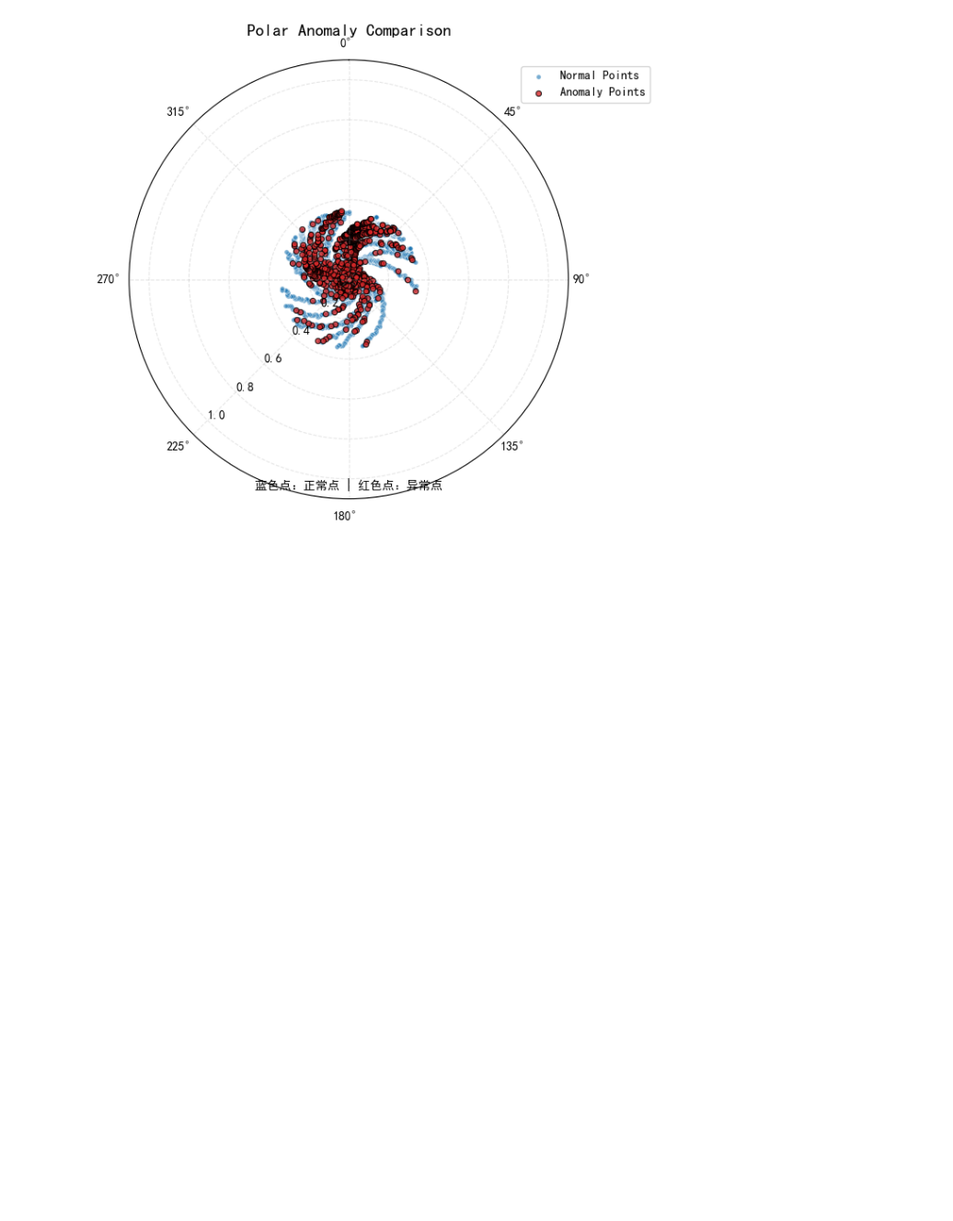
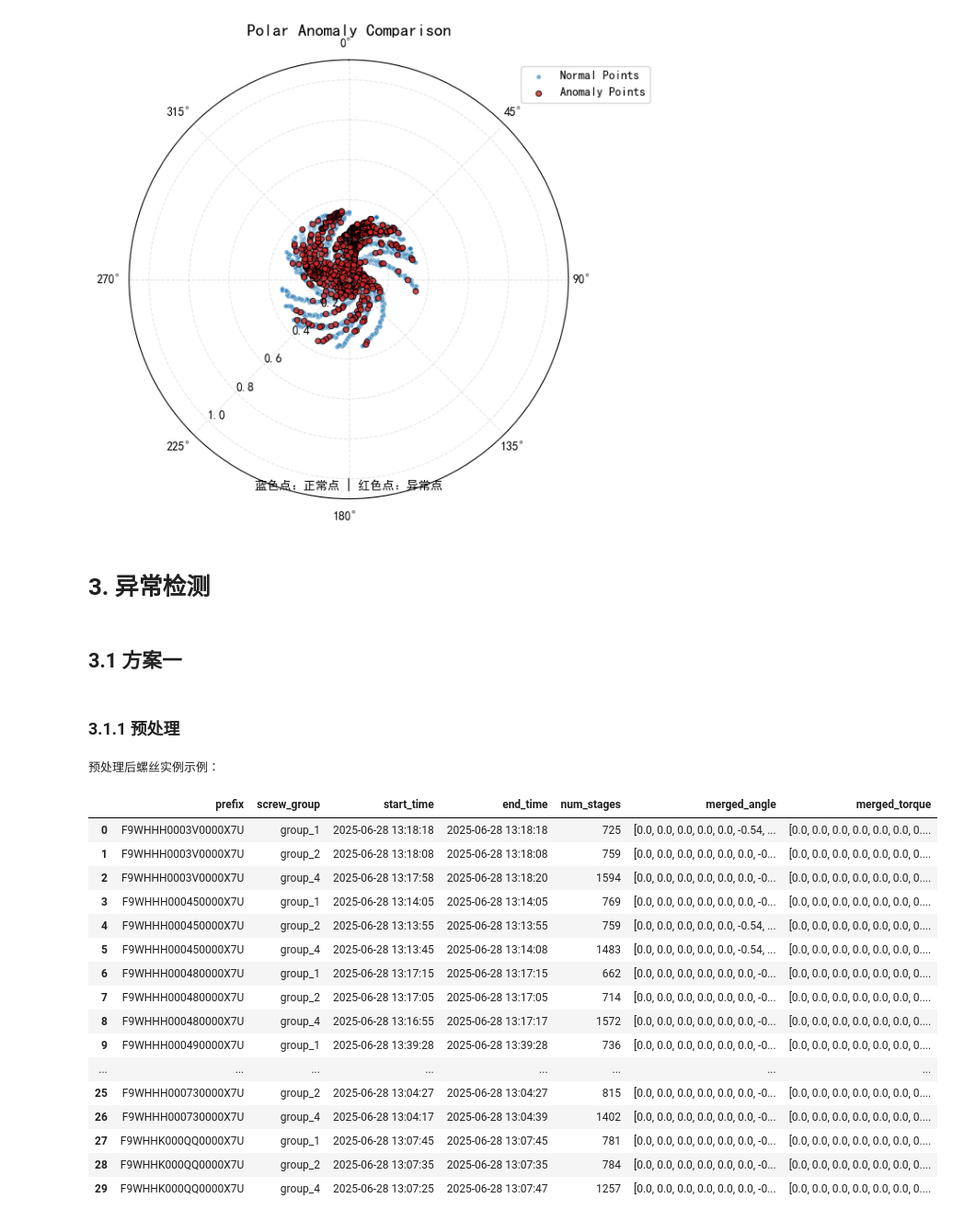
Before and after one commit to Xiaomut/apple, a Jupyter notebook: notebooks/screw.ipynb, the cells around one changed output. Shown at 92% size. Saved outputs shown, nothing was run; the diff lists cells and outputs as text; code cells hidden in the pictures; blank space fills up the shorter version.

```diff
--- a/notebooks/screw.ipynb
+++ b/notebooks/screw.ipynb
@@ -493,3 +506,71 @@ def plot_anomaly_comparison(data_points, is_anomaly, title="Polar Anomaly Compar
 plot_anomaly_comparison(data_points, is_anomaly)
 # %% [output]
 [figure]
+# %% [markdown]
+# 3. 异常检测
+# %% [markdown]
+## 3.1 方案一
+# %% [markdown]
+### 3.1.1 预处理
+# %%
+def preprocess_screw_data(df):
+    """
+    整理螺丝实例：根据prefix和loc合并同一螺丝的多阶段数据
+    规则：loc=4和41视为同一螺丝的两个阶段，loc1/2为完整过程（示例规则，需根据实际调整）
+    """
+    # 标记特殊loc对应的螺丝阶段（示例逻辑，需根据业务调整）
+    df['screw_group'] = df['loc'].apply(lambda x:
+        'group_4' if x in ['Loc4', 'Loc41'] else  # 合并loc4和41为一个螺丝组
+        'group_1' if x == 'Loc1' else         # loc1为独立螺丝
+        'group_2' if x == 'Loc2' else         # loc2为独立螺丝
+        'other'                     # 其他loc单独成组
+    )
+
+    # 按prefix+screw_group分组，合并同一螺丝的所有阶段数据
+    # 假设每个螺丝的多个阶段按时间顺序排列，取时间范围合并
+    grouped = df.groupby(['prefix', 'screw_group'])
+    screw_data = []
+
+    for (prefix, group_key), group_df in grouped:
+        # 按时间排序（确保阶段顺序正确）
+        group_df = group_df.sort_values(['datetime', 'row_in_file'])
+        # 合并角度和扭力的时间序列（假设每个阶段的时间连续）
+        merged_angle = np.concatenate(group_df['angle'].apply(lambda x: np.array(x).flatten()).values)
+        merged_torque = np.concatenate(group_df['torque'].apply(lambda x: np.array(x).flatten()).values)
+        # 记录元信息（如总螺丝数、阶段数等）
+        meta = {
+            'prefix': prefix,
+            'screw_group': group_key,
+            'start_time': group_df['datetime'].min(),
+            'end_time': group_df['datetime'].max(),
+            'num_stages': len(group_df),  # 阶段数（如loc4和41对应2阶段）
+            'merged_angle': merged_angle,
+            'merged_torque': merged_torque
+        }
+        screw_data.append(meta)
+
+    return pd.DataFrame(screw_data)
+
+# 执行预处理，得到每个螺丝的完整时间序列数据
+screw_df = preprocess_screw_data(df)
+print("预处理后螺丝实例示例：")
+screw_df
+# %% [output]
+预处理后螺丝实例示例：
+|  | prefix | screw_group | start_time | end_time | num_stages | merged_angle | merged_torque |
+| 0 | F9WHHH0003V0000X7U | group_1 | 2025-06-28 13:18:18 | 2025-06-28 13:18:18 | 725 | [0.0, 0.0, 0.0, 0.0, 0.0, -0.54, ... | [0.0, 0.0, 0.0, 0.0, 0.0, 0.0, 0.... |
+| 1 | F9WHHH0003V0000X7U | group_2 | 2025-06-28 13:18:08 | 2025-06-28 13:18:08 | 759 | [0.0, 0.0, 0.0, 0.0, 0.0, 0.0, -0... | [0.0, 0.0, 0.0, 0.0, 0.0, 0.0, 0.... |
+| 2 | F9WHHH0003V0000X7U | group_4 | 2025-06-28 13:17:58 | 2025-06-28 13:18:20 | 1594 | [0.0, 0.0, 0.0, 0.0, 0.0, 0.0, -0... | [0.0, 0.0, 0.0, 0.0, 0.0, 0.0, 0.... |
+| 3 | F9WHHH000450000X7U | group_1 | 2025-06-28 13:14:05 | 2025-06-28 13:14:05 | 769 | [0.0, 0.0, 0.0, 0.0, 0.0, 0.0, -0... | [0.0, 0.0, 0.0, 0.0, 0.0, 0.0, 0.... |
+| 4 | F9WHHH000450000X7U | group_2 | 2025-06-28 13:13:55 | 2025-06-28 13:13:55 | 759 | [0.0, 0.0, 0.0, 0.0, 0.0, -0.54, ... | [0.0, 0.0, 0.0, 0.0, 0.0, 0.0, 0.... |
+| 5 | F9WHHH000450000X7U | group_4 | 2025-06-28 13:13:45 | 2025-06-28 13:14:08 | 1483 | [0.0, 0.0, 0.0, 0.0, 0.0, -0.54, ... | [0.0, 0.0, 0.0, 0.0, 0.0, 0.0, 0.... |
+| 6 | F9WHHH000480000X7U | group_1 | 2025-06-28 13:17:15 | 2025-06-28 13:17:15 | 662 | [0.0, 0.0, 0.0, 0.0, 0.0, 0.0, -0... | [0.0, 0.0, 0.0, 0.0, 0.0, 0.0, 0.... |
+| 7 | F9WHHH000480000X7U | group_2 | 2025-06-28 13:17:05 | 2025-06-28 13:17:05 | 714 | [0.0, 0.0, 0.0, 0.0, 0.0, 0.0, -0... | [0.0, 0.0, 0.0, 0.0, 0.0, 0.0, 0.... |
+| 8 | F9WHHH000480000X7U | group_4 | 2025-06-28 13:16:55 | 2025-06-28 13:17:17 | 1572 | [0.0, 0.0, 0.0, 0.0, 0.0, 0.0, -0... | [0.0, 0.0, 0.0, 0.0, 0.0, 0.0, 0.... |
+| 9 | F9WHHH000490000X7U | group_1 | 2025-06-28 13:39:28 | 2025-06-28 13:39:28 | 736 | [0.0, 0.0, 0.0, 0.0, 0.0, 0.0, -0... | [0.0, 0.0, 0.0, 0.0, 0.0, 0.0, 0.... |
+| ... | ... | ... | ... | ... | ... | ... | ... |
+| 25 | F9WHHH000730000X7U | group_2 | 2025-06-28 13:04:27 | 2025-06-28 13:04:27 | 815 | [0.0, 0.0, 0.0, 0.0, 0.0, 0.0, -0... | [0.0, 0.0, 0.0, 0.0, 0.0, 0.0, 0.... |
+| 26 | F9WHHH000730000X7U | group_4 | 2025-06-28 13:04:17 | 2025-06-28 13:04:39 | 1402 | [0.0, 0.0, 0.0, 0.0, 0.0, 0.0, -0... | [0.0, 0.0, 0.0, 0.0, 0.0, 0.0, 0.... |
+| 27 | F9WHHK000QQ0000X7U | group_1 | 2025-06-28 13:07:45 | 2025-06-28 13:07:45 | 781 | [0.0, 0.0, 0.0, 0.0, 0.0, 0.0, -0... | [0.0, 0.0, 0.0, 0.0, 0.0, 0.0, 0.... |
+| 28 | F9WHHK000QQ0000X7U | group_2 | 2025-06-28 13:07:35 | 2025-06-28 13:07:35 | 784 | [0.0, 0.0, 0.0, 0.0, 0.0, 0.0, -0... | [0.0, 0.0, 0.0, 0.0, 0.0, 0.0, 0.... |
+| 29 | F9WHHK000QQ0000X7U | group_4 | 2025-06-28 13:07:25 | 2025-06-28 13:07:47 | 1257 | [0.0, 0.0, 0.0, 0.0, 0.0, 0.0, -0... | [0.0, 0.0, 0.0, 0.0, 0.0, 0.0, 0.... |
```
Also changed, not shown: parts of 12 cells of this notebook.
